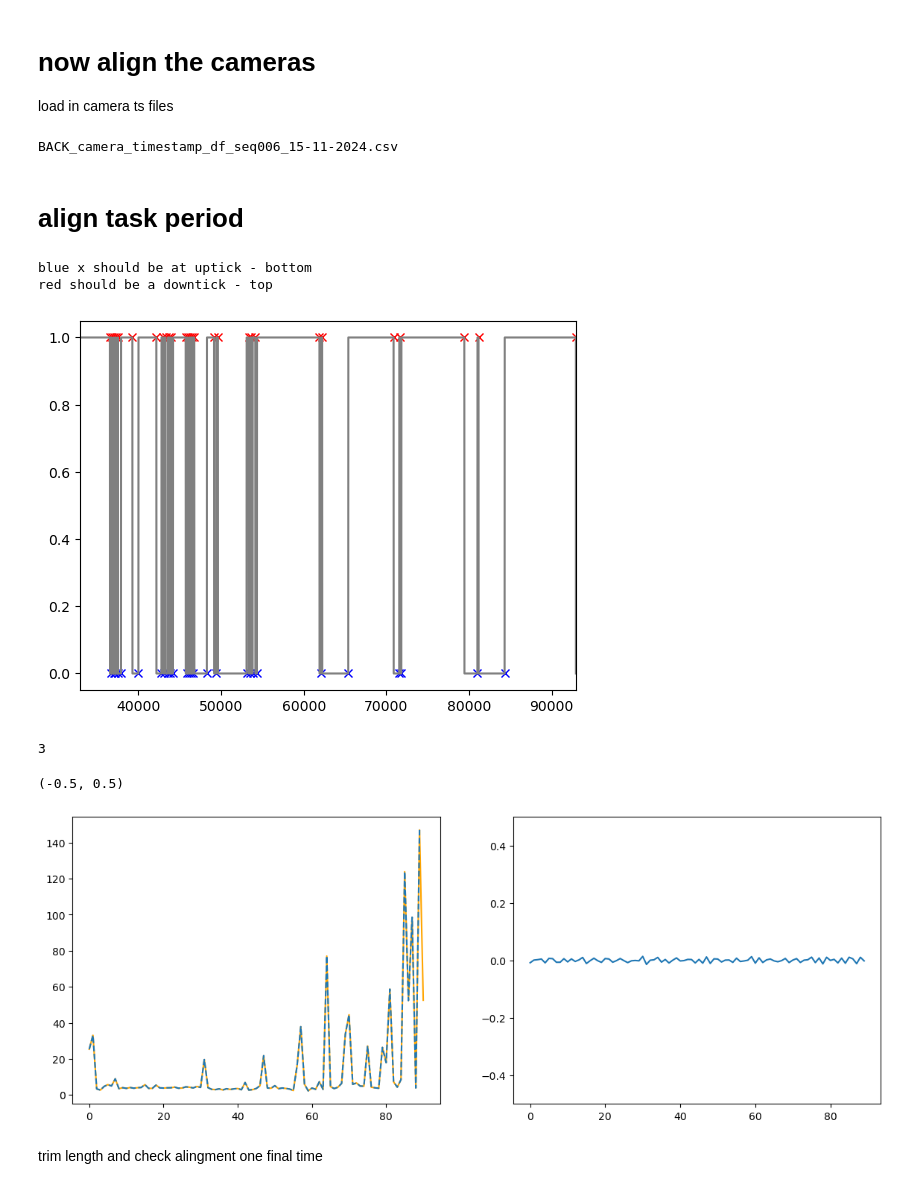
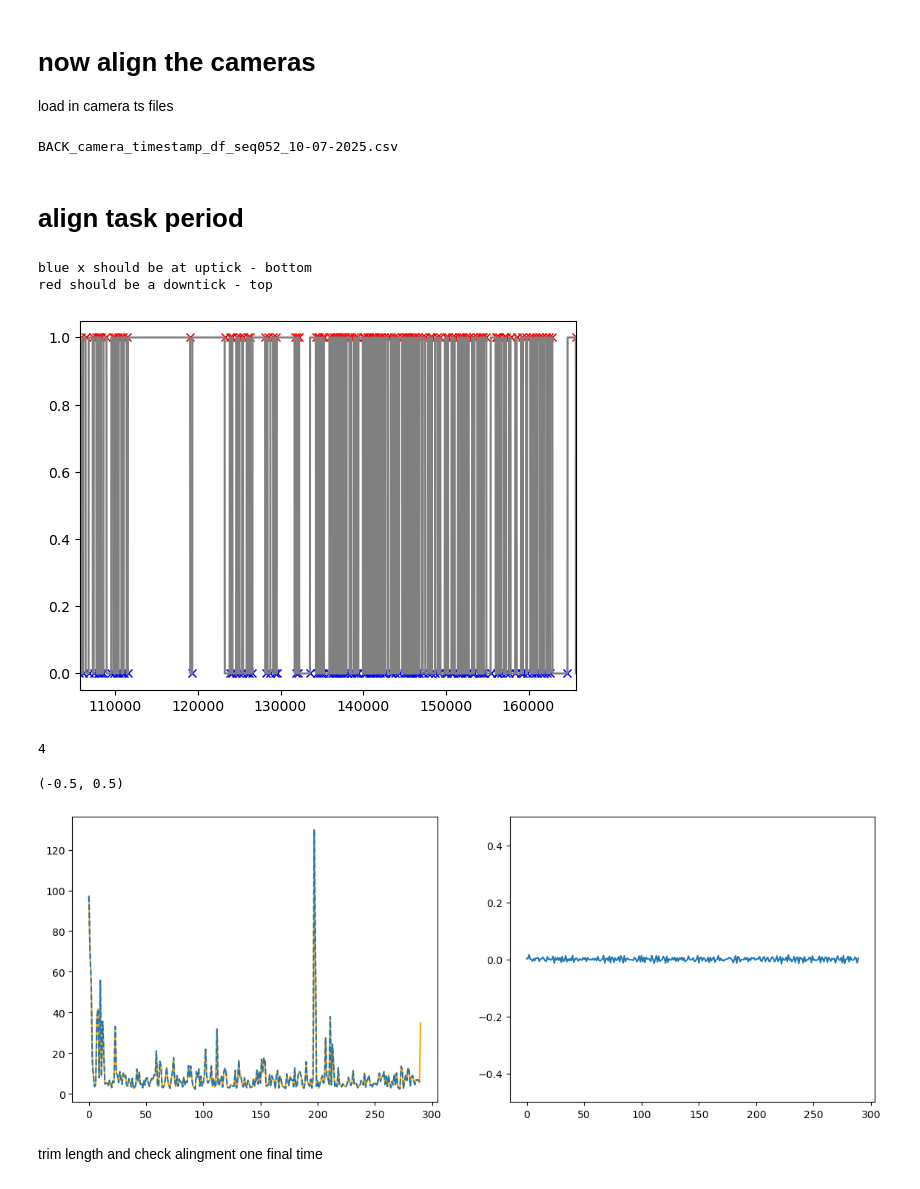
Before and after one commit to SainsburyWellcomeCentre/sequences_neuropixel_preprocess, a Jupyter notebook: 6_align_data.ipynb, the cells around one changed output. Cells and saved outputs as stored; diff of their text form; code cells hidden in the pictures.

```diff
--- a/6_align_data.ipynb
+++ b/6_align_data.ipynb
@@ -4,9 +4,9 @@
 from Utilities.alignment_functions import *
 
 #'seq006_1_3'
-mir = 'seq006_1_1'
+mir = 'seq052_1_3'
 
-probeA_shanks = [0,0,1,0]   # 1 == used, 0 == not used
+probeA_shanks = [0,0,3,0]   # 1 == used, 0 == not used
 probeB_shanks = [1,1,1,1]   # 1 == used, 0 == not used
 # %% [markdown]
 # Choose data to process:
@@ -20,11 +20,15 @@ path_ = r"Z:\projects\sequence_squad\revision_data\lars_recordings\ephys\\"
 base_recording_paths = []
 for q in os.listdir(path_):
     if not 'other_sessions' in q:
-        if not 'sp5_recordings' in q:
-            folder = os.path.join(path_,q)
-            for q in os.listdir(folder):
-                base_recording_paths+=[os.path.join(folder,q)]
-
+        folder = os.path.join(path_,q)
+        for q in os.listdir(folder):
+            if '202' in q:
+                if not 'trash' in q and not 'trash' in folder:
+                    base_recording_paths+=[os.path.join(folder,q)]
+            else:
+                for l in os.listdir(os.path.join(folder,q)):
+                    if not 'trash' in q and not 'trash' in folder and not 'trash' in l:
+                        base_recording_paths+=[os.path.join(folder,q,l)]
 
 # gather the corespoding organised paths for each raw dat file
 organised_path = r"Z:\projects\sequence_squad\revision_data\organised_data\animals\\"
@@ -301,6 +299,13 @@ for i in range(len(A_probes)):
         callosum_dist_from_tip = max(A_probes[i]['Distance from first position [um]']) - callosum_um
     probeA_callosum_dist_from_tip += [callosum_dist_from_tip]
 probeA_callosum_dist_from_tip = np.mean(probeA_callosum_dist_from_tip)
+
+
+###### APRIXIMATION BECAUSE I DONT YET HAVE THE HISTOLOGY - REDO THESE!
+probeA_callosum_dist_from_tip = (max(good_df_A.cluster_depth) - min(good_df_A.cluster_depth)) * 0.7
+#######################################################################
+
+
 
 plt.plot(mua_df_A.cluster_depth)
 plt.axhline(probeA_callosum_dist_from_tip, color = 'red')
@@ -417,8 +414,12 @@ for processor in os.listdir(OE_processor_path):
     count +=1
 
 main_processor_tuple=(main1, main1_2)
+if count == 3:
+    aux_processor_tuples=((main2,main2_2),(main3,main3_2))
+else:
+    aux_processor_tuples=[(main2,main2_2)]
 
-aux_processor_tuples=((main2,main2_2),(main3,main3_2))
+
 
 
 ############ DONT RUN MORE THAN ONCE! ITS SO SLOW! ######################
@@ -444,7 +445,7 @@ if process_probe_data_bool(organised_ephys_path,aux_processor_tuples) == True:
     main_continuous_global_ts_probeA = recording.continuous[0].global_timestamps
     save_path = organised_ephys_path + f"main_continuous_global_ts_probeA.npy"
     np.save(save_path,main_continuous_global_ts_probeA)
-    if 'LFP' in aux_processor_tuples[0][-1]:
+    if 'LFP' in aux_processor_tuples[0][-1] or 'PXI' in aux_processor_tuples[0][-1]:
         print("No probe B detected")
         main_continuous_global_ts_probeA_LFP = recording.continuous[1].global_timestamps
         save_path = organised_ephys_path + f"main_continuous_global_ts_probeA_LFP.npy"
@@ -462,7 +463,7 @@ else:
     # # load in continuous ts data for each probe processor
     print('loading probe A continuous ts...')
     main_continuous_global_ts_probeA = np.load(organised_ephys_path + 'main_continuous_global_ts_probeA.npy')
-    if not 'LFP' in aux_processor_tuples[0][-1]:
+    if not 'LFP' in aux_processor_tuples[0][-1] and not 'PXI' in aux_processor_tuples[0][-1]:
         print('loading probe B continuous ts...')
         main_continuous_global_ts_probeB = np.load(organised_ephys_path + 'main_continuous_global_ts_probeB.npy')
 
@@ -770,7 +761,7 @@ for csv_file in csv_files:
         cam_ts = pd.read_csv(cam_path + csv_file)
         break
 # %% [output]
-BACK_camera_timestamp_df_seq006_15-11-2024.csv
+BACK_camera_timestamp_df_seq052_10-07-2025.csv
 # %% [markdown]
 # align task period
 # %%
@@ -799,35 +790,40 @@ Trial_start_camera_ts= behav_cam_ts['Time Stamps'].values[np.array(where_ttl_cha
 # %% [output]
 blue x should be at uptick - bottom
 red should be a downtick - top
-[figure, old version]
+[figure, new version]
 # %%
+
+
 for manual_offset in range(0,100):
     Trial_start_camera_ts_reset = Trial_start_camera_ts[manual_offset::]
+
+    ## added a fix for this mir, for some reason one of the camera triggers was missing
+    if mir == 'seq052_1_3':
+        Trial_start_camera_ts_reset = np.array(list(Trial_start_camera_ts_reset[0:201]) + [7671.74175] + list(Trial_start_camera_ts_reset[201::]))
+
     a = Trial_start_camera_ts_reset[0:len(poke_data.Trial_Start.unique())]
     b = poke_data.Trial_Start.unique()
     if max(np.diff(a) - np.diff(b))< 0.1:
         print(manual_offset)
         break
 
 # manual_offset = 4
-
-Trial_start_camera_ts_reset = Trial_start_camera_ts[manual_offset::]
 
 fig, [ax,ax1] = plt.subplots(1, 2, figsize=(14, 5))
 ax.plot(np.diff(Trial_start_camera_ts_reset), color = 'orange')
 ax.plot(np.diff(poke_data.Trial_Start.unique()),'--')
 # plt.xlim([260, 290])
 # plt.xlim([0, 50])
 
 a = Trial_start_camera_ts_reset[0:len(poke_data.Trial_Start.unique())]
 b = poke_data.Trial_Start.unique()
 
 ax1.plot(np.diff(a) - np.diff(b))
 ax1.set_ylim([-0.5, 0.5])
 # %% [output]
-3
+4
 (-0.5, 0.5)
-[figure, old version]
+[figure, new version]
 # %% [markdown]
 trim length and check alingment one final time
 # %%
```
Also changed, not shown: parts of 25 cells of this notebook, 1 other file.
